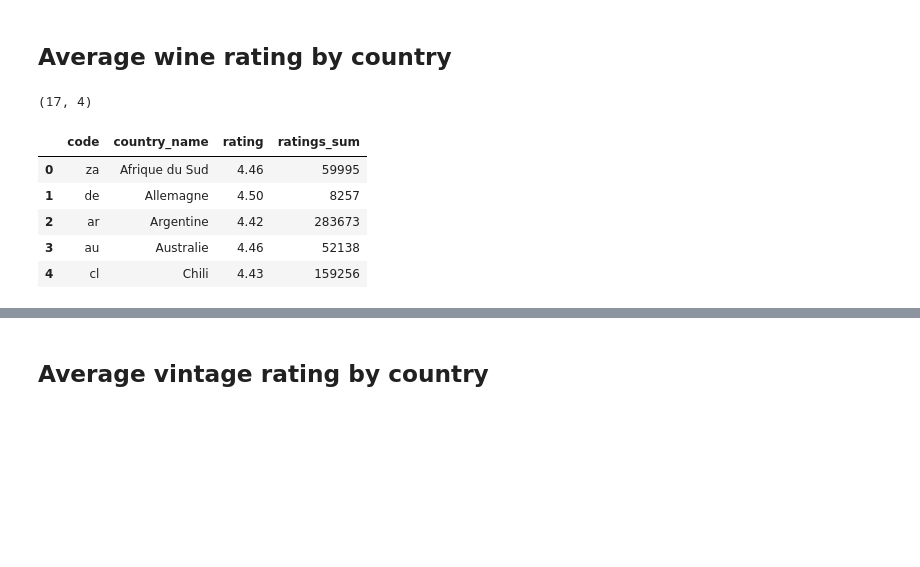
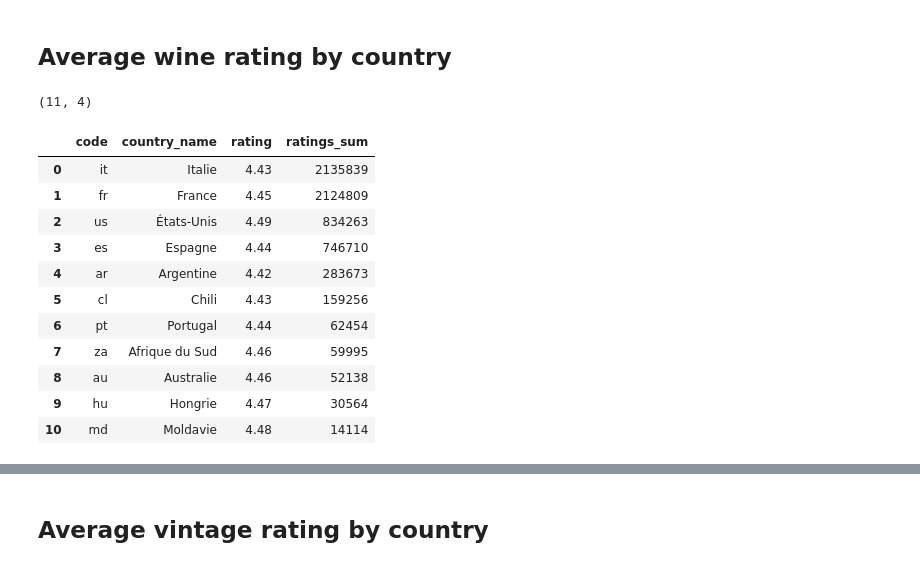
Before and after one commit to Finol12/Wiwinio-Project, a Jupyter notebook: notebooks/question_5.ipynb, the cells around one changed output, grey strips where cells are left out. Saved outputs shown, nothing was run; the diff lists cells and outputs as text; code cells hidden in the pictures; blank space fills up the shorter version.

```diff
--- a/notebooks/question_5.ipynb
+++ b/notebooks/question_5.ipynb
@@ -15,26 +15,32 @@ cursor = connection.cursor()
 # %%
 query_wine_ratings_by_country = """
     SELECT countries.code AS code,
            countries.name AS country_name,
            ROUND(AVG(wines.ratings_average), 2) AS rating,
            SUM(wines.ratings_count) as ratings_sum
     FROM countries
         JOIN regions ON countries.code = regions.country_code
         JOIN wines ON regions.id = wines.region_id
     GROUP BY code
-    ORDER BY country_name ASC
-    -- LIMIT 10
+    ORDER BY ratings_sum DESC
+    LIMIT 11
     ;
 """
 df_wine_ratings_by_country = pd.read_sql_query(query_wine_ratings_by_country, connection)
 print(df_wine_ratings_by_country.shape)
-display(df_wine_ratings_by_country.head())
+display(df_wine_ratings_by_country.head(17))
 # %% [output]
-(17, 4)
+(11, 4)
 |  | code | country_name | rating | ratings_sum |
-| 0 | za | Afrique du Sud | 4.46 | 59995 |
-| 1 | de | Allemagne | 4.50 | 8257 |
-| 2 | ar | Argentine | 4.42 | 283673 |
-| 3 | au | Australie | 4.46 | 52138 |
-| 4 | cl | Chili | 4.43 | 159256 |
+| 0 | it | Italie | 4.43 | 2135839 |
+| 1 | fr | France | 4.45 | 2124809 |
+| 2 | us | États-Unis | 4.49 | 834263 |
+| 3 | es | Espagne | 4.44 | 746710 |
+| 4 | ar | Argentine | 4.42 | 283673 |
+| 5 | cl | Chili | 4.43 | 159256 |
+| 6 | pt | Portugal | 4.44 | 62454 |
+| 7 | za | Afrique du Sud | 4.46 | 59995 |
+| 8 | au | Australie | 4.46 | 52138 |
+| 9 | hu | Hongrie | 4.47 | 30564 |
+| 10 | md | Moldavie | 4.48 | 14114 |
 # %%
```
Also changed, not shown: parts of 6 cells of this notebook.
